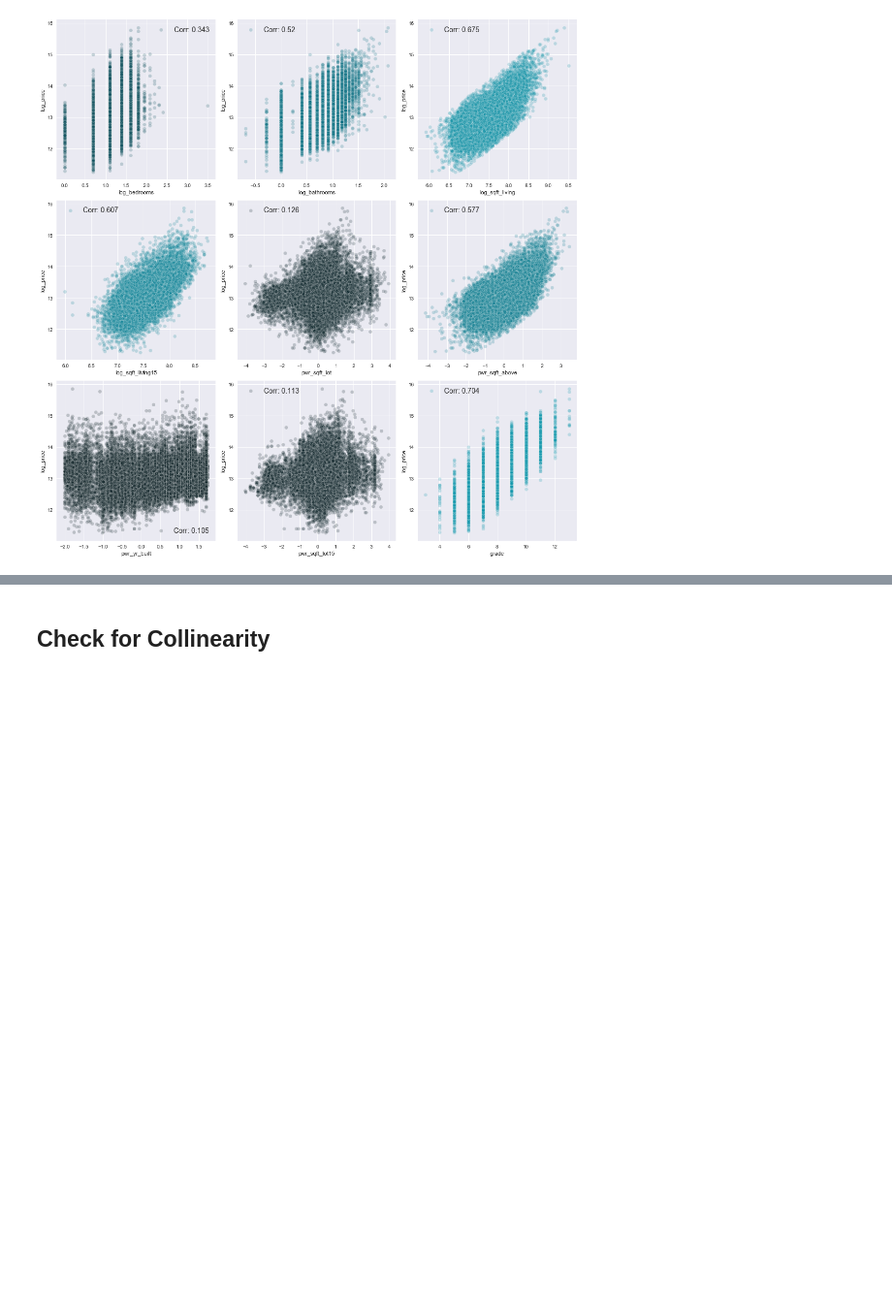
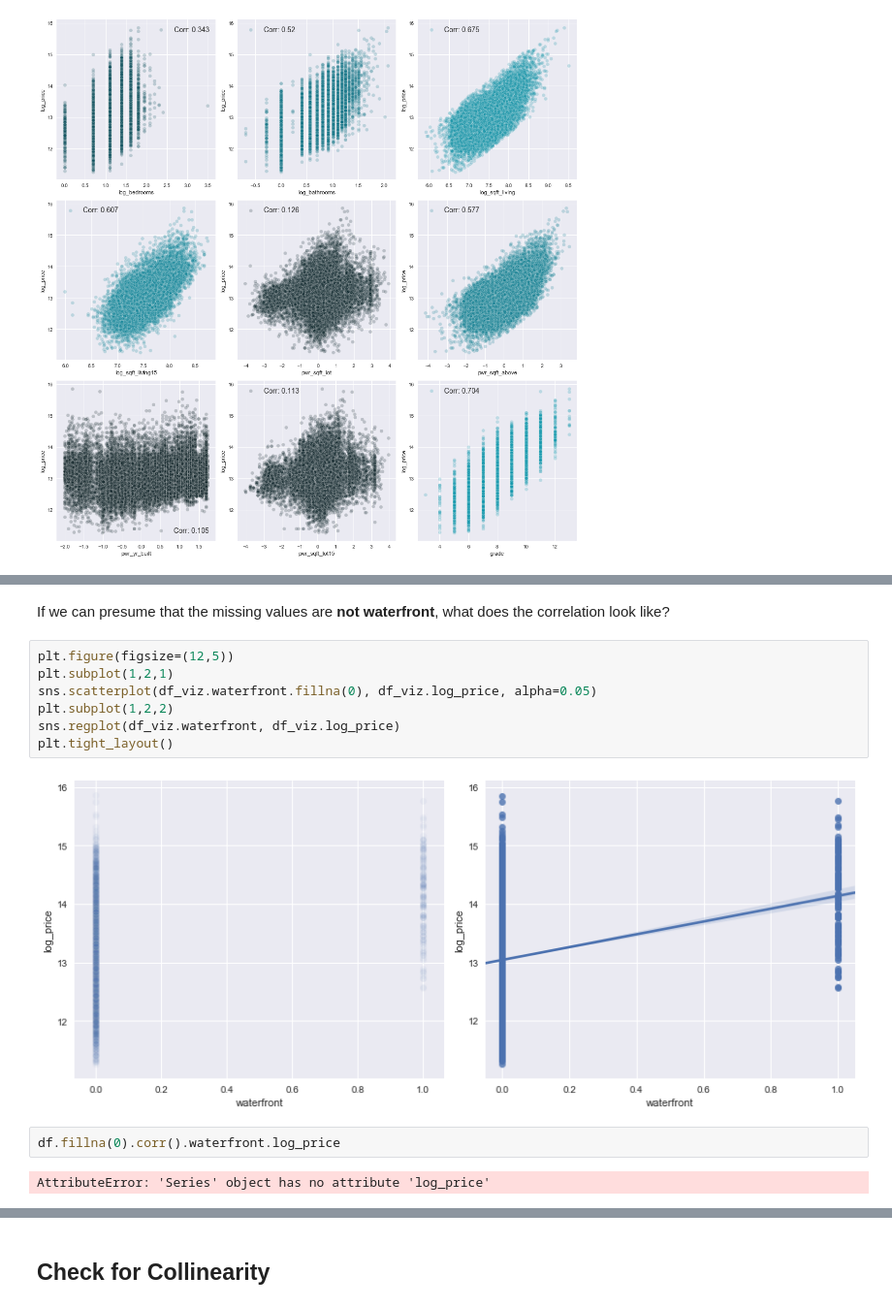
Before and after one commit to Patrickbfuller/lin_reg_tutorial, a Jupyter notebook: linear_regression.ipynb, the cells around one changed output, grey strips where cells are left out. Shown at 97% size. Drawn from its saved outputs; the diff is of its cells as text; blank space fills up the shorter version.

```diff
--- a/linear_regression.ipynb
+++ b/linear_regression.ipynb
@@ -554,0 +636,15 @@ plt.tight_layout()
+# %% [markdown]
+If we can presume that the missing values are __not waterfront__, what does the correlation look like?
+# %%
+plt.figure(figsize=(12,5))
+plt.subplot(1,2,1)
+sns.scatterplot(df_viz.waterfront.fillna(0), df_viz.log_price, alpha=0.05)
+plt.subplot(1,2,2)
+sns.regplot(df_viz.waterfront, df_viz.log_price)
+plt.tight_layout()
+# %% [output]
+[figure, added]
+# %%
+df.fillna(0).corr().waterfront.log_price
+# %% [output]
+AttributeError: 'Series' object has no attribute 'log_price'
```
Also changed, not shown: parts of 33 cells of this notebook.
